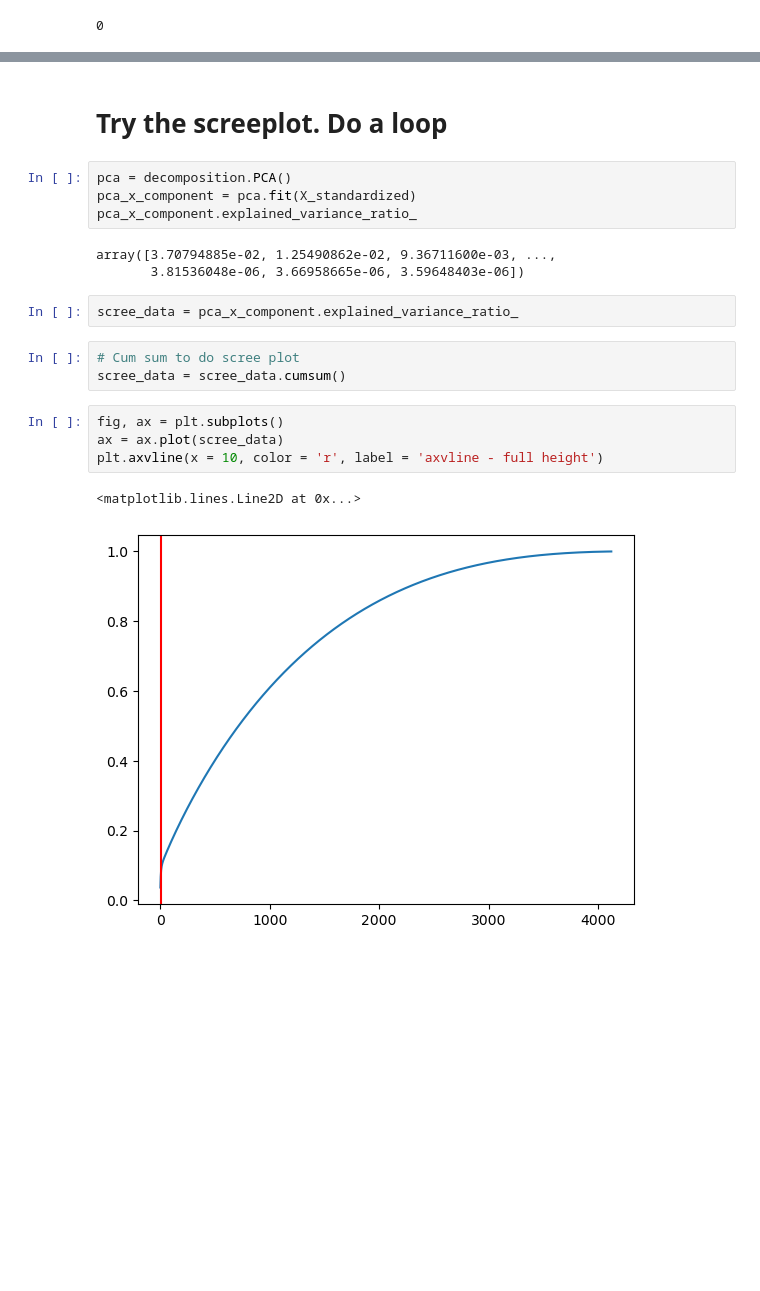
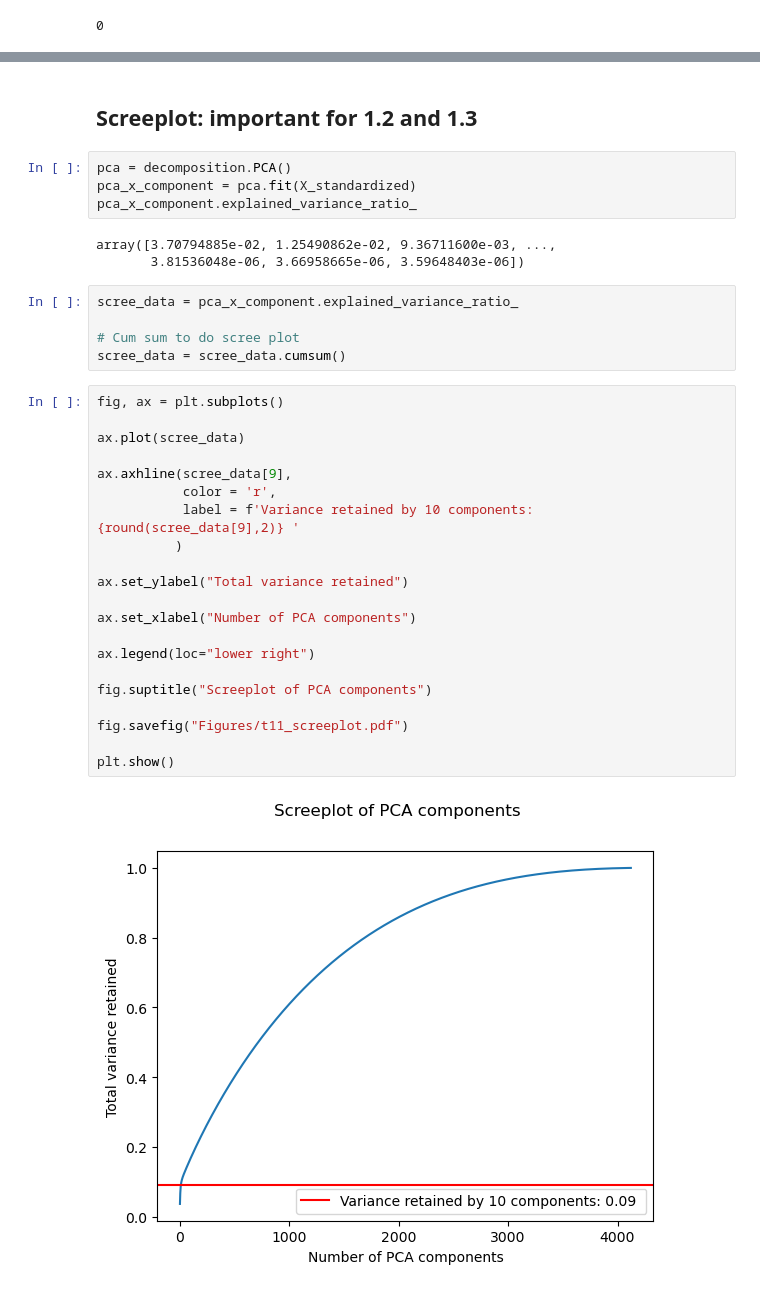
Before and after one commit to NeuralWave42/ST443-Project, a Jupyter notebook: prelim_analysis.ipynb, the cells around one changed output, grey strips where cells are left out. Drawn from its saved outputs; the diff is of its cells as text; blank space fills up the shorter version.

```diff
--- a/prelim_analysis.ipynb
+++ b/prelim_analysis.ipynb
@@ -135,5 +114,5 @@ df_pca_x
 # %% [markdown]
-# Try the screeplot. Do a loop
+## Screeplot: important for 1.2 and 1.3
 # %%
 pca = decomposition.PCA()
 pca_x_component = pca.fit(X_standardized)
@@ -141,15 +120,31 @@ pca_x_component.explained_variance_ratio_
 # %% [output]
 array([3.70794885e-02, 1.25490862e-02, 9.36711600e-03, ...,
        3.81536048e-06, 3.66958665e-06, 3.59648403e-06])
-# %%
-scree_data = pca_x_component.explained_variance_ratio_
-# %%
-# Cum sum to do scree plot
-scree_data = scree_data.cumsum()
+# %%
+scree_data = pca_x_component.explained_variance_ratio_
+
+# Cum sum to do scree plot
+scree_data = scree_data.cumsum()
 # %%
 fig, ax = plt.subplots()
-ax = ax.plot(scree_data)
-plt.axvline(x = 10, color = 'r', label = 'axvline - full height')
+
+ax.plot(scree_data)
+
+ax.axhline(scree_data[9],
+           color = 'r',
+           label = f'Variance retained by 10 components: {round(scree_data[9],2)} '
+          )
+
+ax.set_ylabel("Total variance retained")
+
+ax.set_xlabel("Number of PCA components")
+
+ax.legend(loc="lower right")
+
+fig.suptitle("Screeplot of PCA components")
+
+fig.savefig("Figures/t11_screeplot.pdf")
+
+plt.show()
 # %% [output]
-<matplotlib.lines.Line2D at 0x...>
-[figure, old version]
+[figure, new version]
```
Also changed, not shown: parts of 27 cells of this notebook, 7 other files.
